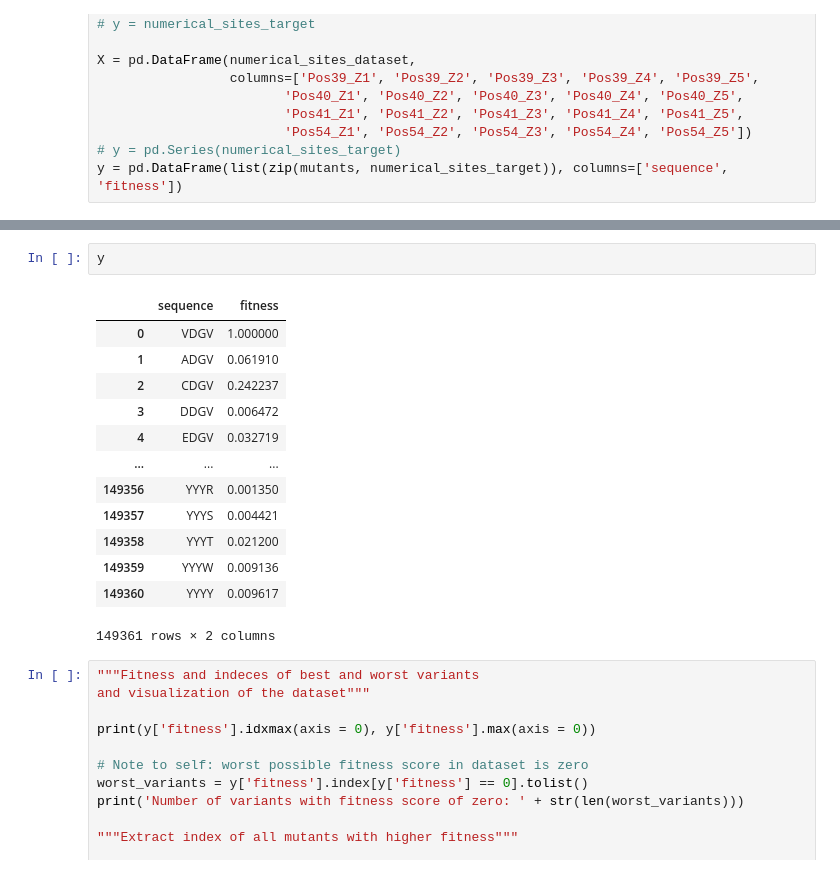
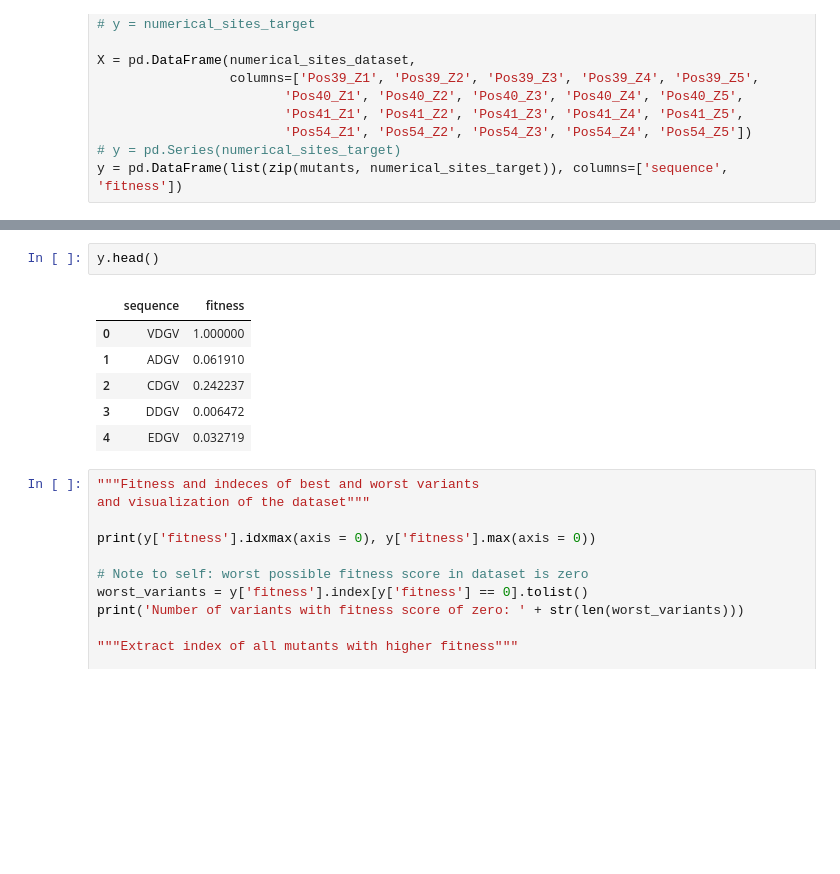
Before and after one commit to ghtaumoefolau/final-project, a Jupyter notebook: final project.ipynb, the cells around one changed output, grey strips where cells are left out. Cells and saved outputs as stored; diff of their text form; blank space fills up the shorter version.

```diff
--- a/final project.ipynb
+++ b/final project.ipynb
@@ -191,19 +197,12 @@ X
 # %%
-y
+y.head()
 # %% [output]
 |  | sequence | fitness |
 | 0 | VDGV | 1.000000 |
 | 1 | ADGV | 0.061910 |
 | 2 | CDGV | 0.242237 |
 | 3 | DDGV | 0.006472 |
 | 4 | EDGV | 0.032719 |
-| ... | ... | ... |
-| 149356 | YYYR | 0.001350 |
-| 149357 | YYYS | 0.004421 |
-| 149358 | YYYT | 0.021200 |
-| 149359 | YYYW | 0.009136 |
-| 149360 | YYYY | 0.009617 |
-149361 rows × 2 columns
 # %%
 """Fitness and indeces of best and worst variants
 and visualization of the dataset"""
```
Also changed, not shown: parts of 14 cells of this notebook.
